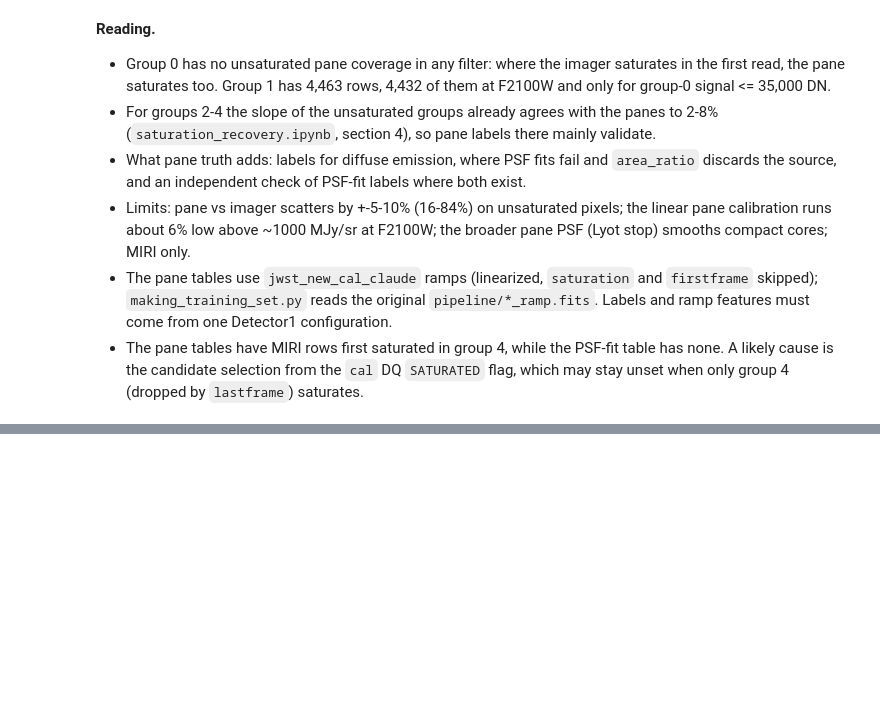
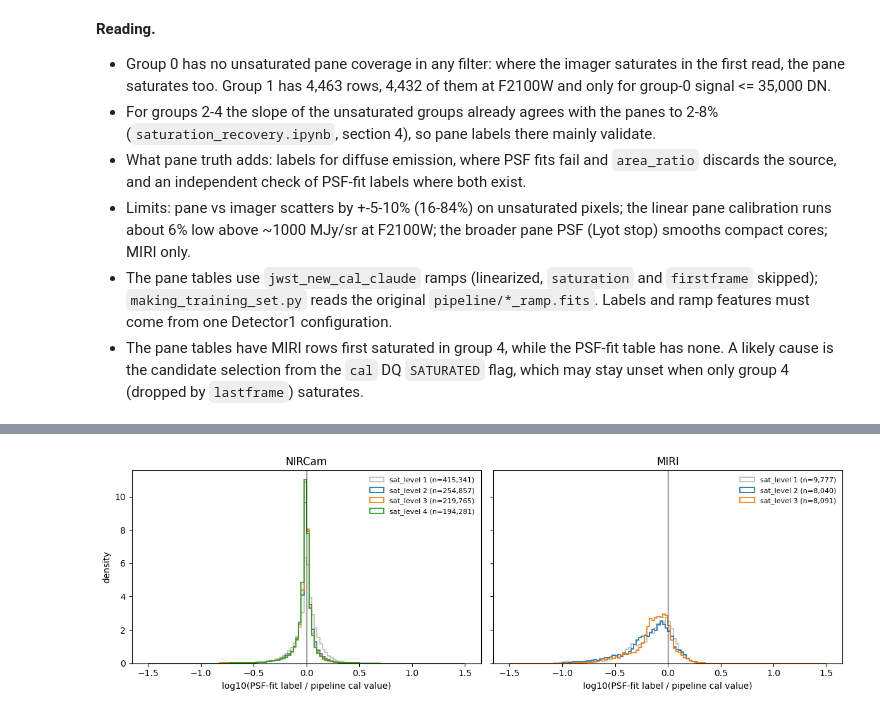
Before and after one commit to tyoo37/w51_sat_recover, a Jupyter notebook: notebooks/progress_report.ipynb, the cells around one changed output, grey strips where cells are left out. Drawn from its saved outputs; the diff is of its cells as text; code cells hidden in the pictures; blank space fills up the shorter version.

```diff
--- a/notebooks/progress_report.ipynb
+++ b/notebooks/progress_report.ipynb
@@ -434,0 +531,22 @@ plt.tight_layout()
+# %%
+def cal_path(f):
+    base = f.split('_', 1)[1].replace('_ml_training.fits', '_cal.fits')
+    F = f.split('_', 1)[0].upper()
+    if 'mirimage' in base:
+        return f'/orange/adamginsburg/w51/jwst/jwst_new_cal_claude_satstep/{F}/pipeline_4qpm/{base}'
+    return f'/orange/adamginsburg/jwst/w51/{F}/pipeline/{base}'
+
+v2['cal_value'] = np.nan
+for f, idx in v2.groupby('file').groups.items():
+    sci = fits.getdata(cal_path(f), 'SCI')
+    sub = v2.loc[idx]
+    v2.loc[idx, 'cal_value'] = sci[sub.y.to_numpy(), sub.x.to_numpy()]
+v2['label_over_cal'] = v2['flux'] / v2['cal_value']
+v2['psf_only_over_cal'] = (v2['flux'] - v2['local_bkg']) / v2['cal_value']
+ok = np.isfinite(v2.label_over_cal) & (v2.cal_value > 0)
+q = (v2[ok].groupby(['instrument', 'sat_level']).label_over_cal
+     .describe(percentiles=[0.16, 0.5, 0.84])[['count', '16%', '50%', '84%']])
+q['median without local_bkg'] = v2[ok].groupby(['instrument', 'sat_level']).psf_only_over_cal.median()
+q['median local_bkg / cal'] = (v2.local_bkg / v2.cal_value)[ok].groupby([v2.instrument[ok], v2.sat_level[ok]]).median()
+q['finite cal / rows'] = (v2.assign(fin=ok).groupby(['instrument', 'sat_level']).fin.mean()).round(2)
+q.round(3)
@@ -434,0 +564,16 @@ plt.tight_layout()
+# %%
+fig, axes = plt.subplots(1, 2, figsize=(12, 4), sharey=True)
+for ax, inst in zip(axes, ['NIRCam', 'MIRI']):
+    for lvl, c in zip([1, 2, 3, 4], ['0.75', 'C0', 'C1', 'C2']):
+        r = v2[ok & (v2.instrument == inst) & (v2.sat_level == lvl)].label_over_cal
+        if len(r) > 20:
+            ax.hist(np.log10(r), bins=np.linspace(-1.5, 1.5, 121), histtype='step', lw=1.3, color=c,
+                    label=f'sat_level {lvl} (n={len(r):,})', density=True)
+    ax.axvline(0, color='k', lw=0.8)
+    ax.set_xlabel('log10(PSF-fit label / pipeline cal value)')
+    ax.set_title(inst)
+    ax.legend(frameon=False, fontsize=8)
+axes[0].set_ylabel('density')
+plt.tight_layout()
+# %% [output]
+[figure, added]
```
Also changed, not shown: parts of 17 cells of this notebook.
